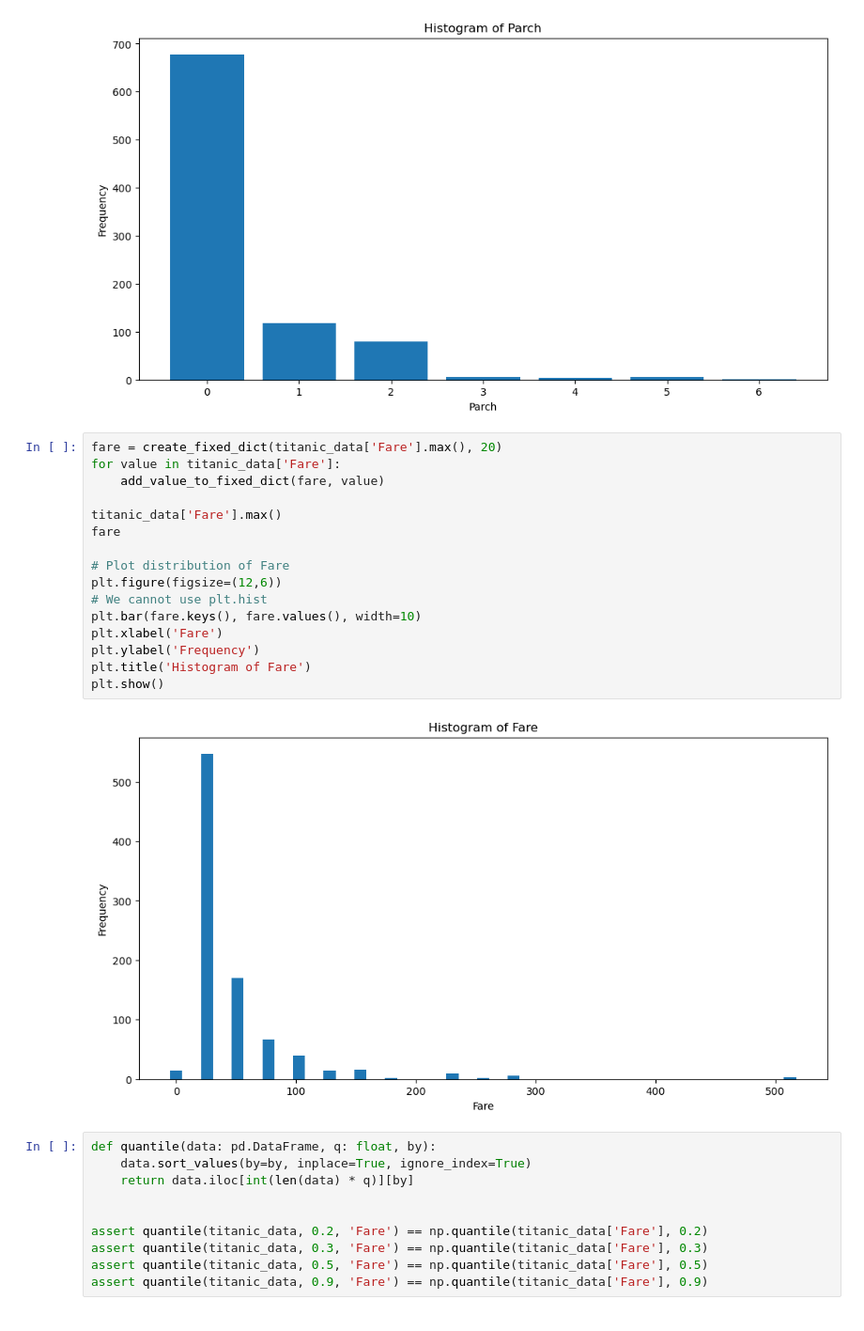
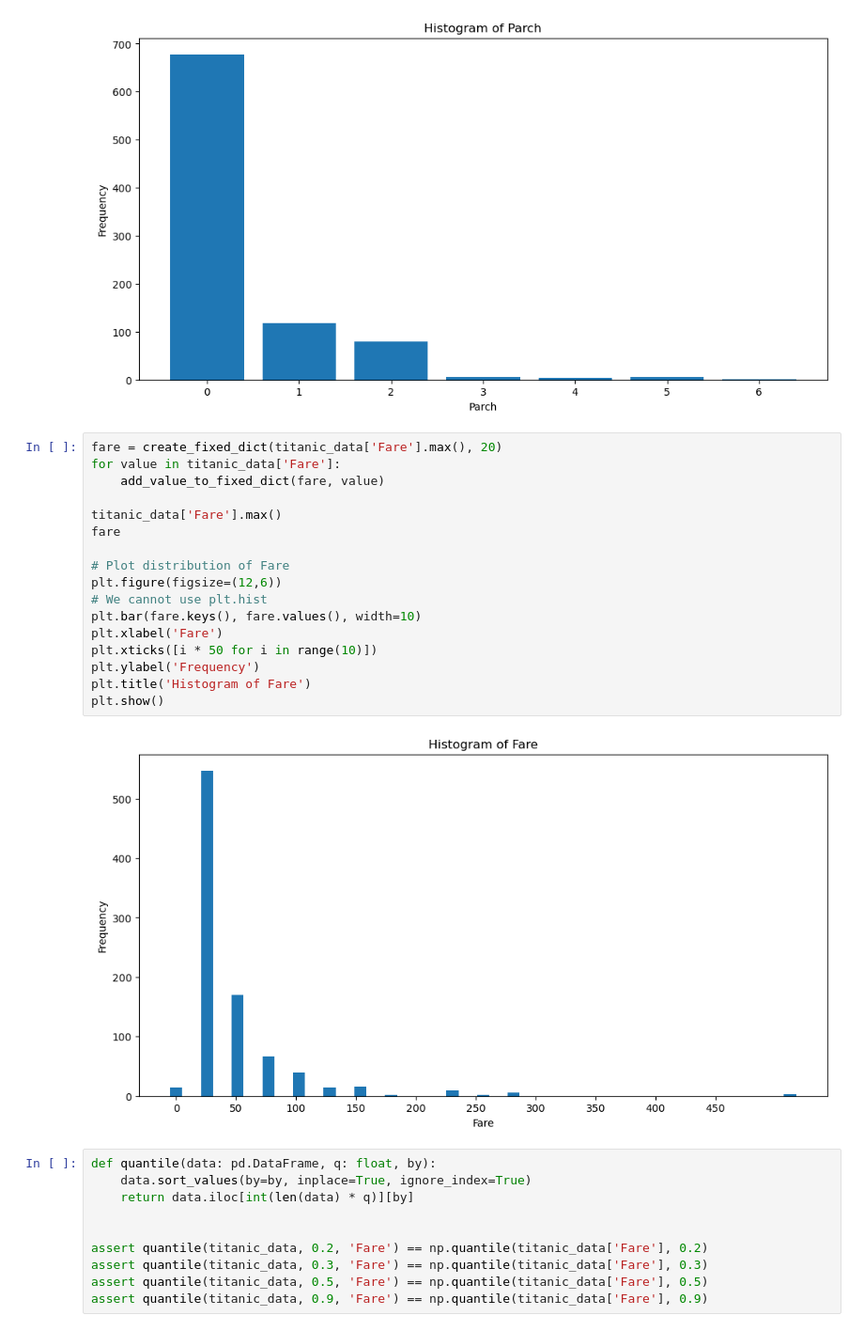
Before and after one commit to erdemhalil/DIT863-SMDS, a Jupyter notebook: Assignment 1/a1.ipynb, the cells around one changed output. Shown: that part at 94% size. Saved outputs shown, nothing was run; the diff lists cells and outputs as text.

```diff
--- a/Assignment 1/a1.ipynb
+++ b/Assignment 1/a1.ipynb
@@ -199,21 +238,22 @@ plt.show()
 # %%
 fare = create_fixed_dict(titanic_data['Fare'].max(), 20)
 for value in titanic_data['Fare']:
     add_value_to_fixed_dict(fare, value)
 
 titanic_data['Fare'].max()
 fare
 
 # Plot distribution of Fare
 plt.figure(figsize=(12,6))
 # We cannot use plt.hist
 plt.bar(fare.keys(), fare.values(), width=10)
 plt.xlabel('Fare')
+plt.xticks([i * 50 for i in range(10)])
 plt.ylabel('Frequency')
 plt.title('Histogram of Fare')
 plt.show()
 # %% [output]
-[figure, old version]
+[figure, new version]
 # %%
 def quantile(data: pd.DataFrame, q: float, by):
     data.sort_values(by=by, inplace=True, ignore_index=True)
```
Also changed, not shown: parts of 29 cells of this notebook.
